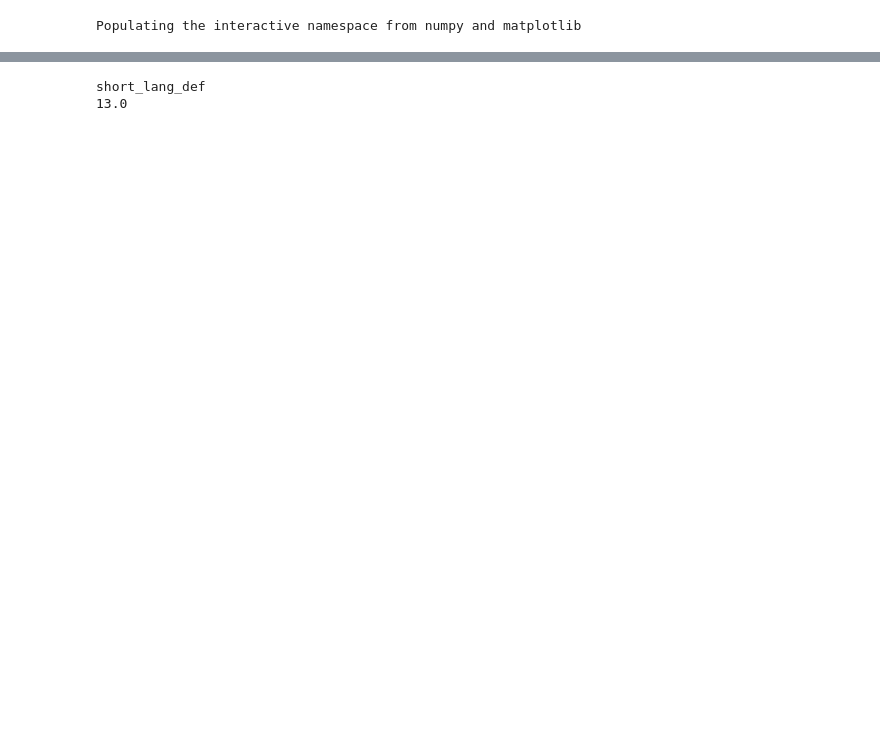
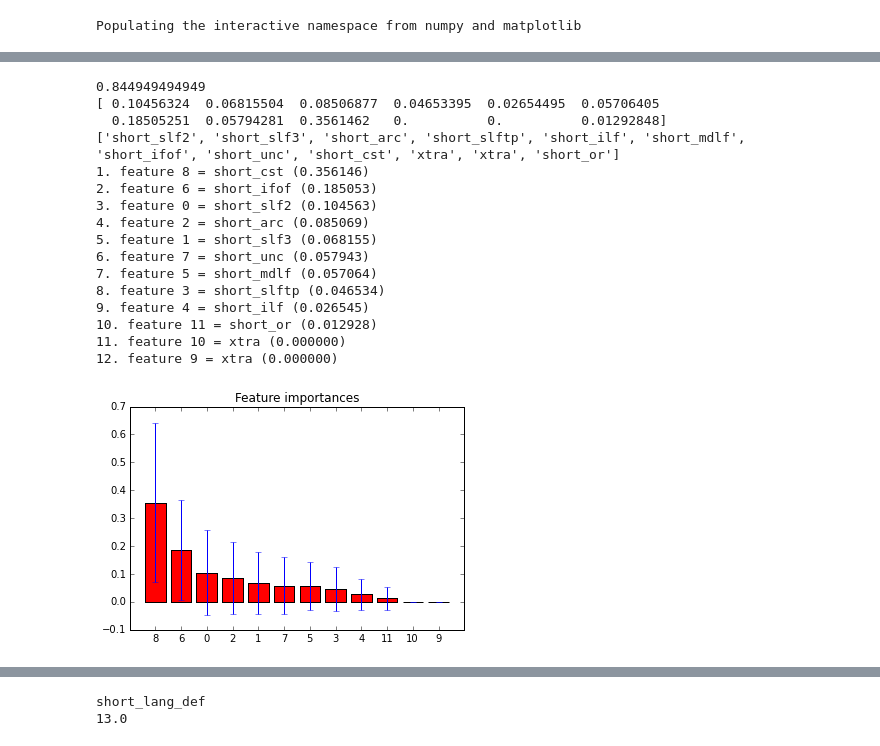
Before and after one commit to akeshavan/myscripts, a Jupyter notebook: neurosurgery_trees/Deficit_Prediction_EduCohort.ipynb, the cells around one changed output, grey strips where cells are left out. Cells and saved outputs as stored; diff of their text form; code cells hidden in the pictures; blank space fills up the shorter version.

```diff
--- a/neurosurgery_trees/Deficit_Prediction_EduCohort.ipynb
+++ b/neurosurgery_trees/Deficit_Prediction_EduCohort.ipynb
@@ -131,6 +173,26 @@ IFrame(name+'.pdf',width=700,height=500)
 short_motor_def
 14.0
 [interactive output not drawn]
+# %%
+importances, meanaccuracy = doforest(shortx, shorty[:,0], shortfeat, "shortMOTOR_forest")
+# %% [output]
+0.844949494949
+[ 0.10456324  0.06815504  0.08506877  0.04653395  0.02654495  0.05706405
+  0.18505251  0.05794281  0.3561462   0.          0.          0.01292848]
+['short_slf2', 'short_slf3', 'short_arc', 'short_slftp', 'short_ilf', 'short_mdlf', 'short_ifof', 'short_unc', 'short_cst', 'xtra', 'xtra', 'short_or']
+1. feature 8 = short_cst (0.356146)
+2. feature 6 = short_ifof (0.185053)
+3. feature 0 = short_slf2 (0.104563)
+4. feature 2 = short_arc (0.085069)
+5. feature 1 = short_slf3 (0.068155)
+6. feature 7 = short_unc (0.057943)
+7. feature 5 = short_mdlf (0.057064)
+8. feature 3 = short_slftp (0.046534)
+9. feature 4 = short_ilf (0.026545)
+10. feature 11 = short_or (0.012928)
+11. feature 10 = xtra (0.000000)
+12. feature 9 = xtra (0.000000)
+[figure, added]
 # %%
 name = "shortSENSE"
 deficit = 1
```
Also changed, not shown: parts of 18 cells of this notebook.
